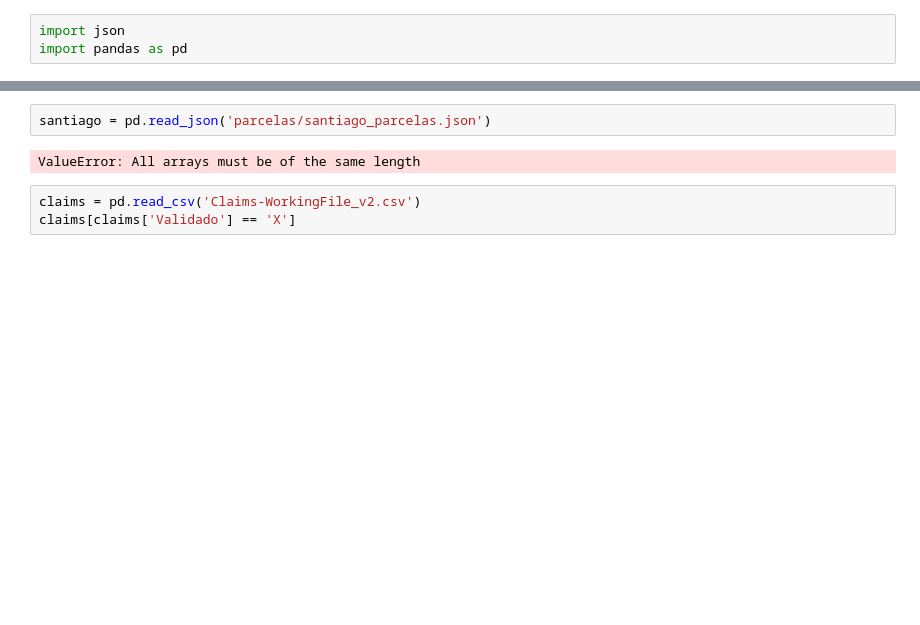
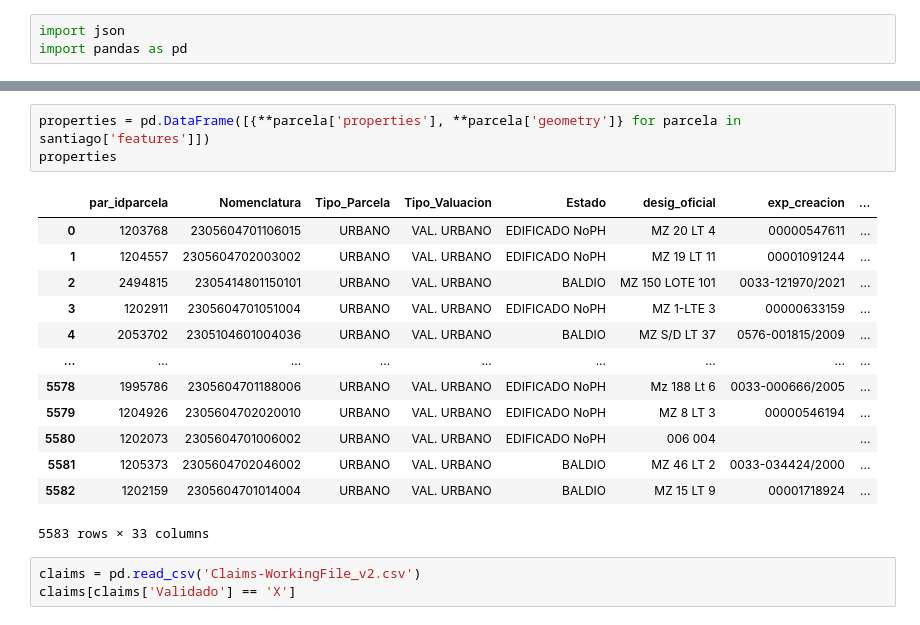
Before and after one commit to freire-guido/eci-2024, a Jupyter notebook: coso.ipynb, the cells around one changed output, grey strips where cells are left out. Saved outputs shown, nothing was run; the diff lists cells and outputs as text; blank space fills up the shorter version.

Commit message:
properties df

```diff
--- a/coso.ipynb
+++ b/coso.ipynb
@@ -9,7 +29,20 @@ with open('parcelas/sanroque_parcelas.json') as f:
-# %%
-santiago = pd.read_json('parcelas/santiago_parcelas.json')
-# %% [output]
-ValueError: All arrays must be of the same length
+# %%
+properties = pd.DataFrame([{**parcela['properties'], **parcela['geometry']} for parcela in santiago['features']])
+properties
+# %% [output]
+|  | par_idparcela | Nomenclatura | Tipo_Parcela | Tipo_Valuacion | Estado | desig_oficial | exp_creacion | ... |
+| 0 | 1203768 | 2305604701106015 | URBANO | VAL. URBANO | EDIFICADO NoPH | MZ 20 LT 4 | 00000547611 | ... |
+| 1 | 1204557 | 2305604702003002 | URBANO | VAL. URBANO | EDIFICADO NoPH | MZ 19 LT 11 | 00001091244 | ... |
+| 2 | 2494815 | 2305414801150101 | URBANO | VAL. URBANO | BALDIO | MZ 150 LOTE 101 | 0033-121970/2021 | ... |
+| 3 | 1202911 | 2305604701051004 | URBANO | VAL. URBANO | EDIFICADO NoPH | MZ 1-LTE 3 | 00000633159 | ... |
+| 4 | 2053702 | 2305104601004036 | URBANO | VAL. URBANO | BALDIO | MZ S/D LT 37 | 0576-001815/2009 | ... |
+| ... | ... | ... | ... | ... | ... | ... | ... | ... |
+| 5578 | 1995786 | 2305604701188006 | URBANO | VAL. URBANO | EDIFICADO NoPH | Mz 188 Lt 6 | 0033-000666/2005 | ... |
+| 5579 | 1204926 | 2305604702020010 | URBANO | VAL. URBANO | EDIFICADO NoPH | MZ 8 LT 3 | 00000546194 | ... |
+| 5580 | 1202073 | 2305604701006002 | URBANO | VAL. URBANO | EDIFICADO NoPH | 006 004 |  | ... |
+| 5581 | 1205373 | 2305604702046002 | URBANO | VAL. URBANO | BALDIO | MZ 46 LT 2 | 0033-034424/2000 | ... |
+| 5582 | 1202159 | 2305604701014004 | URBANO | VAL. URBANO | BALDIO | MZ 15 LT 9 | 00001718924 | ... |
+5583 rows × 33 columns
 # %%
 claims = pd.read_csv('Claims-WorkingFile_v2.csv')
 claims[claims['Validado'] == 'X']
```
Also changed, not shown: parts of 2 cells of this notebook, 1 other file.
